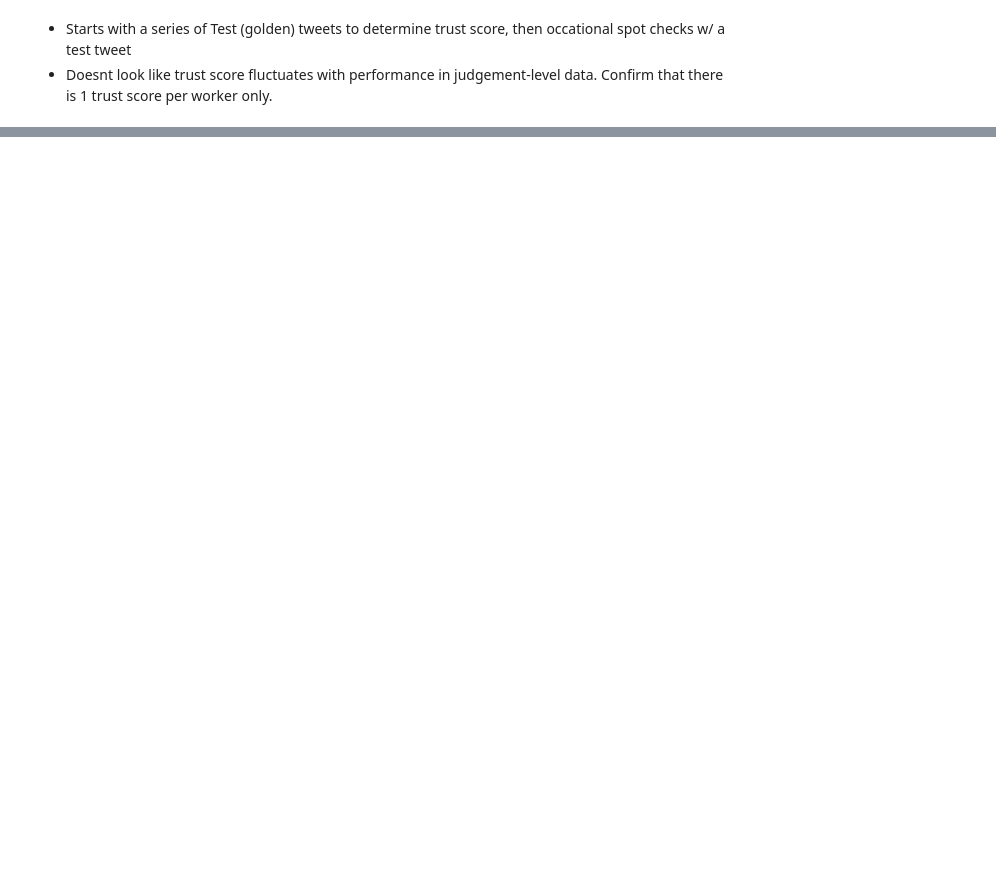
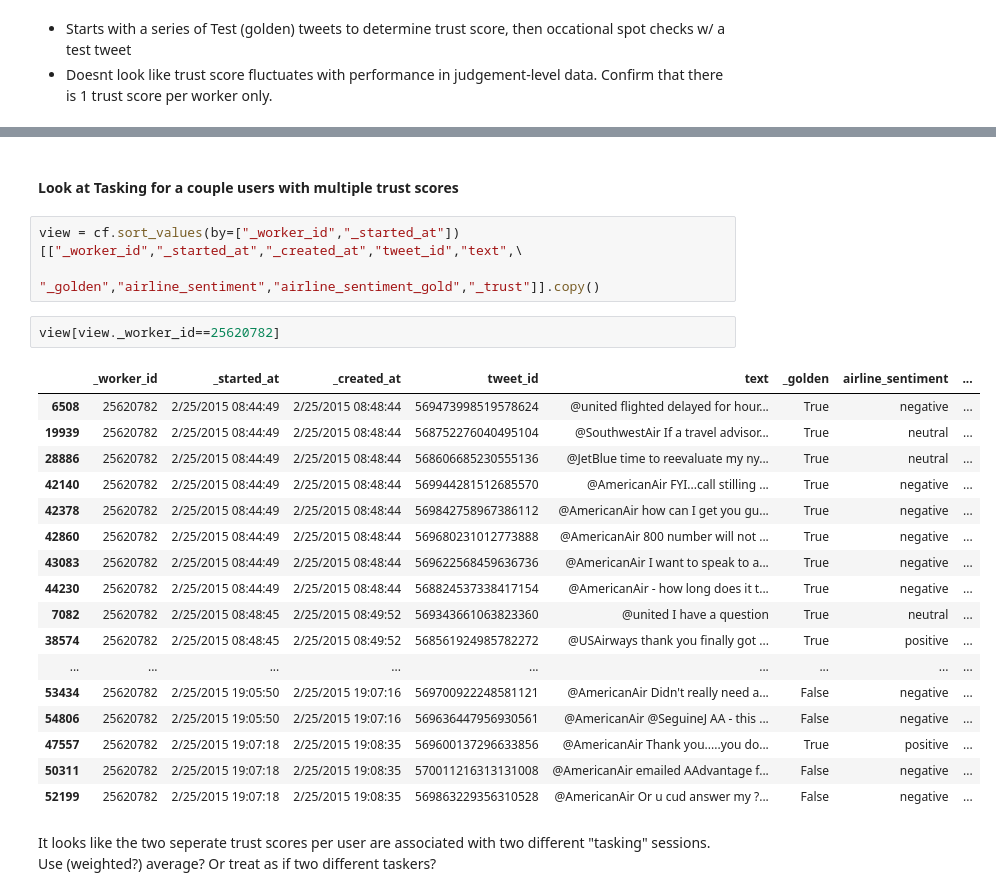
Before and after one commit to whugue/airline-sentiment, a Jupyter notebook: 00-Explore-CF-Data.ipynb, the cells around one changed output, grey strips where cells are left out. Saved outputs shown, nothing was run; the diff lists cells and outputs as text; blank space fills up the shorter version.

```diff
--- a/00-Explore-CF-Data.ipynb
+++ b/00-Explore-CF-Data.ipynb
@@ -82,0 +123,28 @@ Confirm that there is 1 trust score per worker only.
+# %% [markdown]
+#### Look at Tasking for a couple users with multiple trust scores
+# %%
+view = cf.sort_values(by=["_worker_id","_started_at"])[["_worker_id","_started_at","_created_at","tweet_id","text",\
+                                                  "_golden","airline_sentiment","airline_sentiment_gold","_trust"]].copy()
+# %%
+view[view._worker_id==25620782]
+# %% [output]
+|  | _worker_id | _started_at | _created_at | tweet_id | text | _golden | airline_sentiment | ... |
+| 6508 | 25620782 | 2/25/2015 08:44:49 | 2/25/2015 08:48:44 | 569473998519578624 | @united flighted delayed for hour... | True | negative | ... |
+| 19939 | 25620782 | 2/25/2015 08:44:49 | 2/25/2015 08:48:44 | 568752276040495104 | @SouthwestAir If a travel advisor... | True | neutral | ... |
+| 28886 | 25620782 | 2/25/2015 08:44:49 | 2/25/2015 08:48:44 | 568606685230555136 | @JetBlue time to reevaluate my ny... | True | neutral | ... |
+| 42140 | 25620782 | 2/25/2015 08:44:49 | 2/25/2015 08:48:44 | 569944281512685570 | @AmericanAir FYI...call stilling ... | True | negative | ... |
+| 42378 | 25620782 | 2/25/2015 08:44:49 | 2/25/2015 08:48:44 | 569842758967386112 | @AmericanAir how can I get you gu... | True | negative | ... |
+| 42860 | 25620782 | 2/25/2015 08:44:49 | 2/25/2015 08:48:44 | 569680231012773888 | @AmericanAir 800 number will not ... | True | negative | ... |
+| 43083 | 25620782 | 2/25/2015 08:44:49 | 2/25/2015 08:48:44 | 569622568459636736 | @AmericanAir I want to speak to a... | True | negative | ... |
+| 44230 | 25620782 | 2/25/2015 08:44:49 | 2/25/2015 08:48:44 | 568824537338417154 | @AmericanAir - how long does it t... | True | negative | ... |
+| 7082 | 25620782 | 2/25/2015 08:48:45 | 2/25/2015 08:49:52 | 569343661063823360 | @united I have a question | True | neutral | ... |
+| 38574 | 25620782 | 2/25/2015 08:48:45 | 2/25/2015 08:49:52 | 568561924985782272 | @USAirways thank you finally got ... | True | positive | ... |
+| ... | ... | ... | ... | ... | ... | ... | ... | ... |
+| 53434 | 25620782 | 2/25/2015 19:05:50 | 2/25/2015 19:07:16 | 569700922248581121 | @AmericanAir Didn't really need a... | False | negative | ... |
+| 54806 | 25620782 | 2/25/2015 19:05:50 | 2/25/2015 19:07:16 | 569636447956930561 | @AmericanAir @SeguineJ AA - this ... | False | negative | ... |
+| 47557 | 25620782 | 2/25/2015 19:07:18 | 2/25/2015 19:08:35 | 569600137296633856 | @AmericanAir Thank you.....you do... | True | positive | ... |
+| 50311 | 25620782 | 2/25/2015 19:07:18 | 2/25/2015 19:08:35 | 570011216313131008 | @AmericanAir emailed AAdvantage f... | False | negative | ... |
+| 52199 | 25620782 | 2/25/2015 19:07:18 | 2/25/2015 19:08:35 | 569863229356310528 | @AmericanAir Or u cud answer my ?... | False | negative | ... |
+# %% [markdown]
+It looks like the two seperate trust scores per user are associated with two different "tasking" sessions.
+Use (weighted?) average? Or treat as if two different taskers?
```
Also changed, not shown: parts of 15 cells of this notebook.
